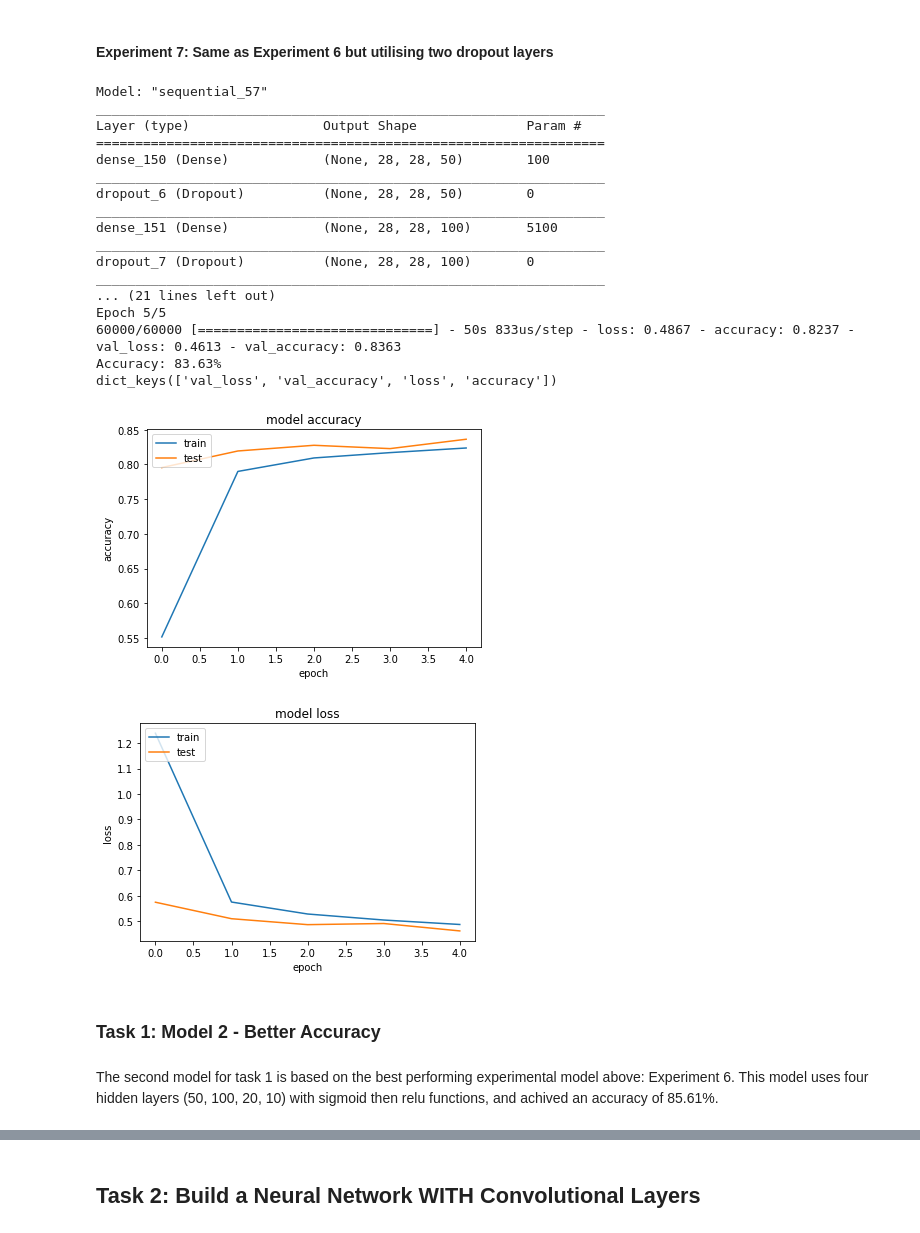
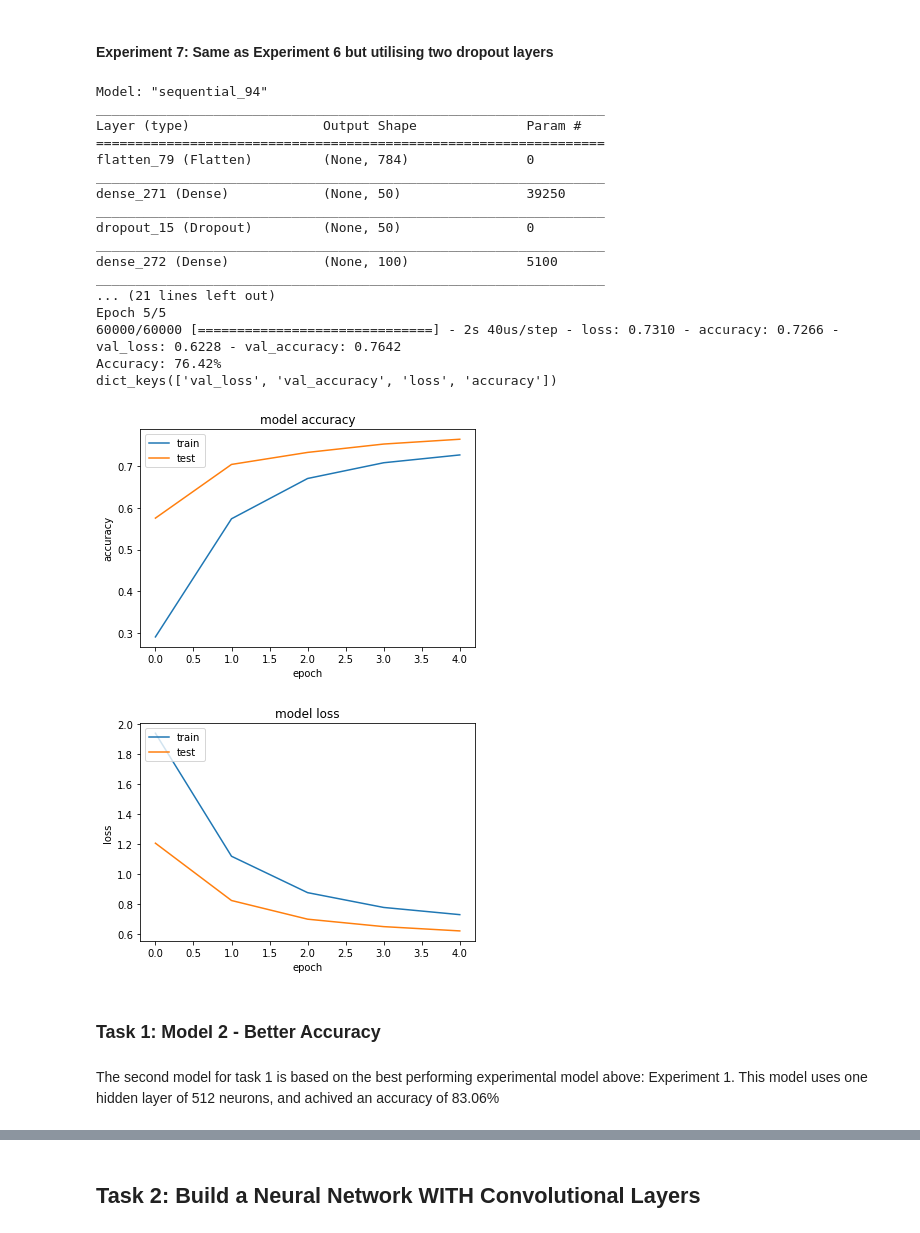
Before and after one commit to jamesworcester/Machine-Learning-Assignment-2, a Jupyter notebook: CSE3CI_Assignment2_JamesWorcester.ipynb, the cells around one changed output, grey strips where cells are left out. Cells and saved outputs as stored; diff of their text form; code cells hidden in the pictures.

Commit message:
Doing Task 2

```diff
--- a/CSE3CI_Assignment2_JamesWorcester.ipynb
+++ b/CSE3CI_Assignment2_JamesWorcester.ipynb
@@ -602,13 +602,14 @@ dict_keys(['val_loss', 'val_accuracy', 'loss', 'accuracy'])
 # %%
 # Build the model
 model = Sequential()
-model.add(Dense(50, activation='sigmoid', input_shape=(28, 28, 1))) #hidden layer with 10 nodes that captures the input shape of (28, 28, 1)
+model.add(Flatten(input_shape=(28, 28, 1))) #flatten the image into a vector
+model.add(Dense(50, activation='sigmoid')) #hidden layer with 10 nodes that captures the input shape of (28, 28, 1)
 model.add(Dropout(0.2))
 model.add(Dense(100, activation='relu'))
 model.add(Dropout(0.2))
 model.add(Dense(20, activation='relu'))
 model.add(Dense(10))
-model.add(Flatten()) #flatten the image into a vector
+
 model.add(Dense(num_classes, activation='softmax')) #(refer to Lecture 6): output layer with 10 nodes uses softmax as the activation function because this is a multi-class classification problem
 
 # Compile model
@@ -631,46 +632,46 @@ print("Accuracy: %.2f%%" % (scores[1]*100))
 #plot history
 print(history.history.keys())
 # summarize history for accuracy
 plt.plot(history.history['accuracy'])
 plt.plot(history.history['val_accuracy'])
 plt.title('model accuracy')
 plt.ylabel('accuracy')
 plt.xlabel('epoch')
 plt.legend(['train', 'test'], loc='upper left')
 plt.show()
 
 # summarize history for loss
 plt.plot(history.history['loss'])
 plt.plot(history.history['val_loss'])
 plt.title('model loss')
 plt.ylabel('loss')
 plt.xlabel('epoch')
 plt.legend(['train', 'test'], loc='upper left')
 plt.show()
 # %% [output]
-Model: "sequential_57"
+Model: "sequential_94"
 _________________________________________________________________
 Layer (type)                 Output Shape              Param #
 =================================================================
-dense_150 (Dense)            (None, 28, 28, 50)        100
+flatten_79 (Flatten)         (None, 784)               0
 _________________________________________________________________
-dropout_6 (Dropout)          (None, 28, 28, 50)        0
+dense_271 (Dense)            (None, 50)                39250
 _________________________________________________________________
-dense_151 (Dense)            (None, 28, 28, 100)       5100
+dropout_15 (Dropout)         (None, 50)                0
 _________________________________________________________________
-dropout_7 (Dropout)          (None, 28, 28, 100)       0
+dense_272 (Dense)            (None, 100)               5100
 _________________________________________________________________
 ... (21 lines left out)
 Epoch 5/5
-60000/60000 [==============================] - 50s 833us/step - loss: 0.4867 - accuracy: 0.8237 - val_loss: 0.4613 - val_accuracy: 0.8363
-Accuracy: 83.63%
+60000/60000 [==============================] - 2s 40us/step - loss: 0.7310 - accuracy: 0.7266 - val_loss: 0.6228 - val_accuracy: 0.7642
+Accuracy: 76.42%
 dict_keys(['val_loss', 'val_accuracy', 'loss', 'accuracy'])
-[figure, old version]
+[figure, new version]
-[figure, old version]
+[figure, new version]
 # %% [markdown]
 ### Task 1: Model 2 - Better Accuracy
 # %% [markdown]
-The second model for task 1 is based on the best performing experimental model above: Experiment 6. This model uses four hidden layers (50, 100, 20, 10) with sigmoid then relu functions, and achived an accuracy of 85.61%.
+The second model for task 1 is based on the best performing experimental model above: Experiment 1. This model uses one hidden layer of 512 neurons, and achived an accuracy of 83.06%
 # %%
 # Build the model
 model = Sequential()
```
Also changed, not shown: parts of 15 cells of this notebook, 1 other file.
